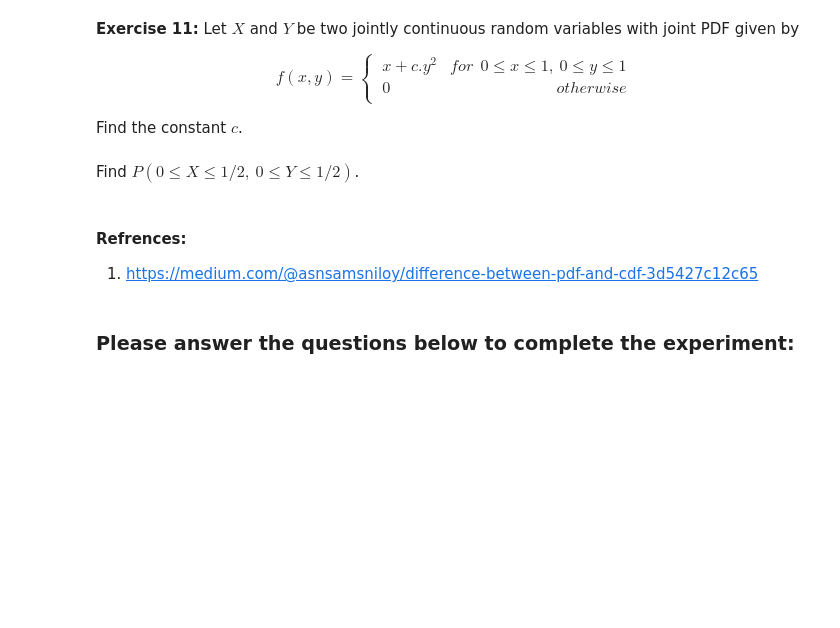
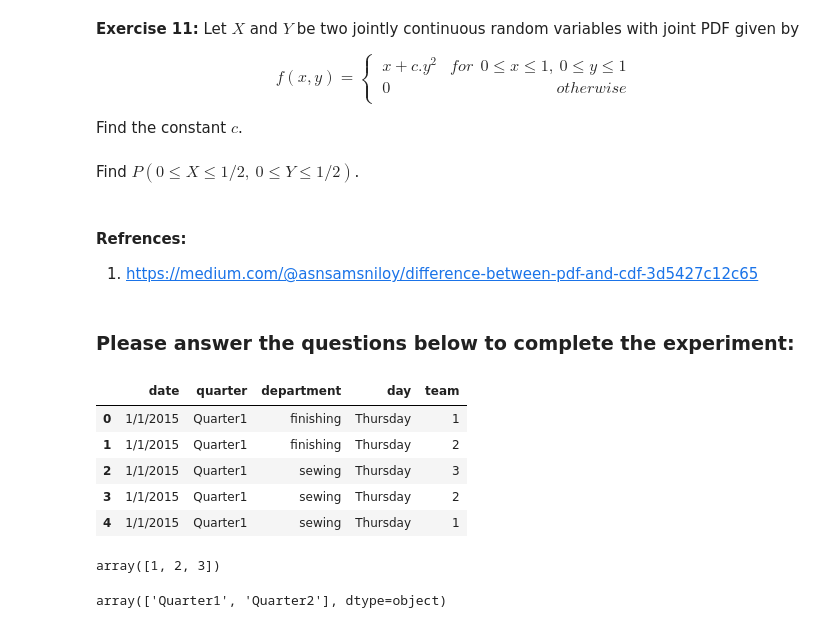
Before and after one commit to rajiv-ranjan/cds-nov-09-2024, a Jupyter notebook: M1_AST_01_Probability_Basics_C.ipynb, the cells around one changed output. Drawn from its saved outputs; the diff is of its cells as text; code cells hidden in the pictures; blank space fills up the shorter version.

```diff
--- a/M1_AST_01_Probability_Basics_C.ipynb
+++ b/M1_AST_01_Probability_Basics_C.ipynb
@@ -711,3 +864,22 @@ integrate.dblquad(lambda y,x: x + c*y**2, 0, 1, 0, 1)[0]
 1. https://medium.com/@asnsamsniloy/difference-between-pdf-and-cdf-3d5427c12c65
 # %% [markdown]
 ### Please answer the questions below to complete the experiment:
+# %%
+df.head()
+# %% [output]
+|  | date | quarter | department | day | team |
+| 0 | 1/1/2015 | Quarter1 | finishing | Thursday | 1 |
+| 1 | 1/1/2015 | Quarter1 | finishing | Thursday | 2 |
+| 2 | 1/1/2015 | Quarter1 | sewing | Thursday | 3 |
+| 3 | 1/1/2015 | Quarter1 | sewing | Thursday | 2 |
+| 4 | 1/1/2015 | Quarter1 | sewing | Thursday | 1 |
+# %%
+# see the unique values in team column
+df["team"].unique()
+# %% [output]
+array([1, 2, 3])
+# %%
+# see the unique values in quarter column
+df["quarter"].unique()
+# %% [output]
+array(['Quarter1', 'Quarter2'], dtype=object)
```
Also changed, not shown: parts of 58 cells of this notebook.
